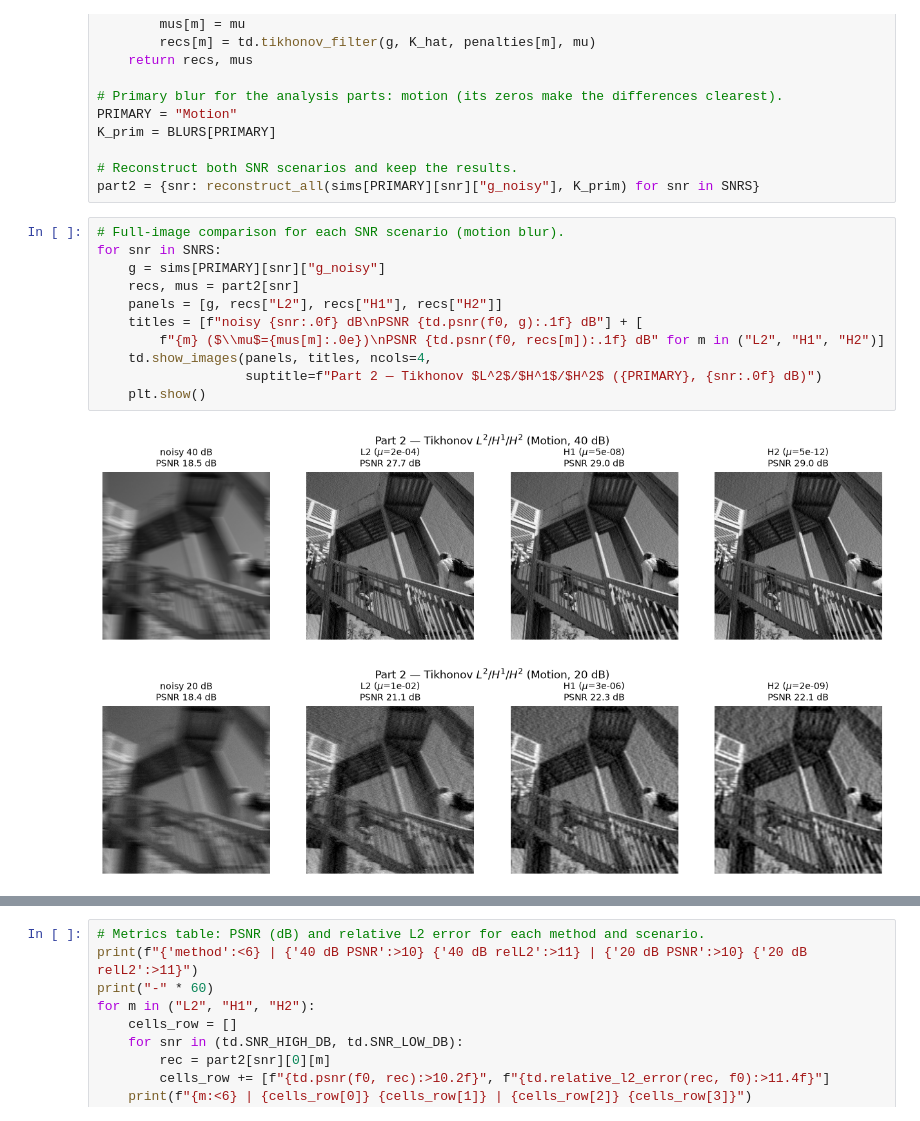
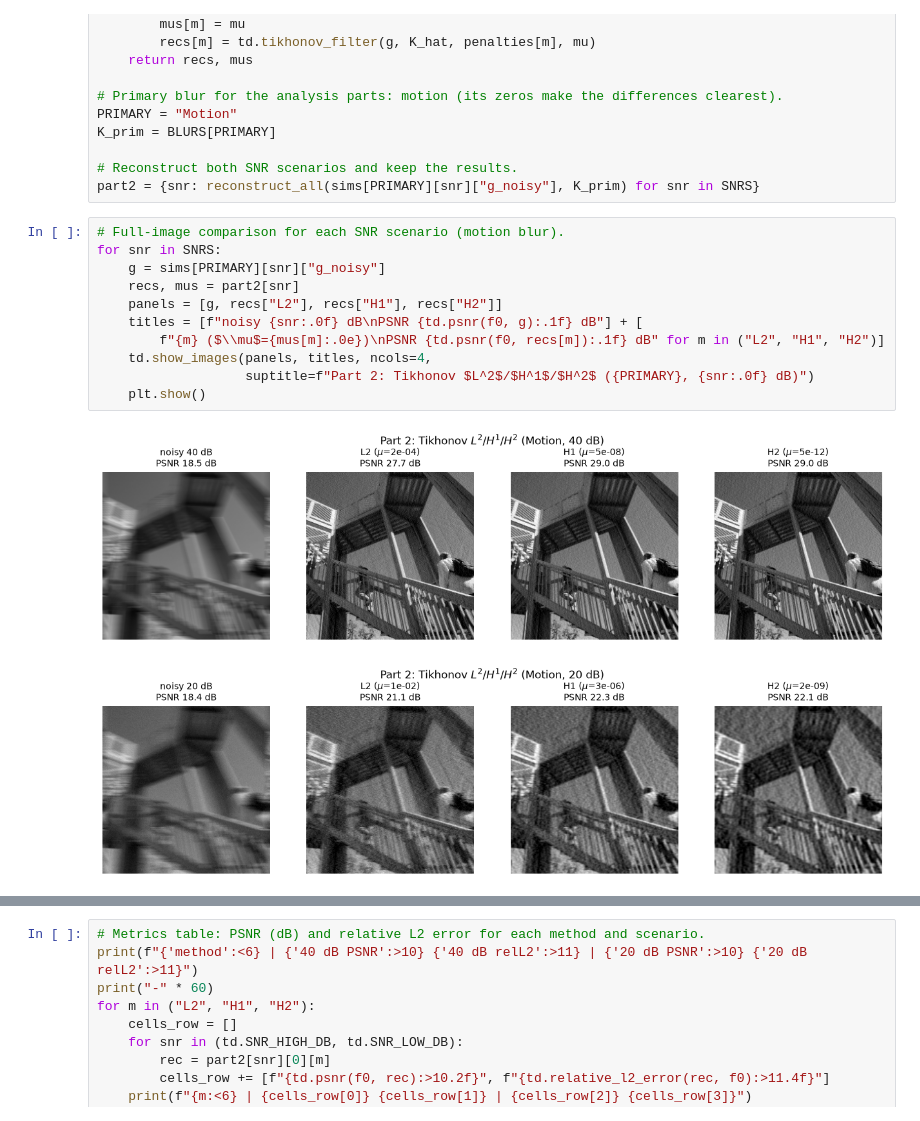
Before and after one commit to LulaKebaber/Math_for_Imaging, a Jupyter notebook: deblurring_project.ipynb, the cells around one changed output, grey strips where cells are left out. Saved outputs shown, nothing was run; the diff lists cells and outputs as text.

```diff
--- a/deblurring_project.ipynb
+++ b/deblurring_project.ipynb
@@ -159,17 +156,17 @@ part2 = {snr: reconstruct_all(sims[PRIMARY][snr]["g_noisy"], K_prim) for snr in
 # %%
 # Full-image comparison for each SNR scenario (motion blur).
 for snr in SNRS:
     g = sims[PRIMARY][snr]["g_noisy"]
     recs, mus = part2[snr]
     panels = [g, recs["L2"], recs["H1"], recs["H2"]]
     titles = [f"noisy {snr:.0f} dB\nPSNR {td.psnr(f0, g):.1f} dB"] + [
         f"{m} ($\\mu$={mus[m]:.0e})\nPSNR {td.psnr(f0, recs[m]):.1f} dB" for m in ("L2", "H1", "H2")]
     td.show_images(panels, titles, ncols=4,
-                   suptitle=f"Part 2 — Tikhonov $L^2$/$H^1$/$H^2$ ({PRIMARY}, {snr:.0f} dB)")
+                   suptitle=f"Part 2: Tikhonov $L^2$/$H^1$/$H^2$ ({PRIMARY}, {snr:.0f} dB)")
     plt.show()
 # %% [output]
-[figure, old version]
+[figure, new version]
-[figure, old version]
+[figure, new version]
 # %%
 # Edge zoom-in: how L2/H1/H2 preserve a sharp edge, at both noise levels.
 box = (118, 208, 28, 128)   # railing region with strong vertical edges; (r0, r1, c0, c1)
```
Also changed, not shown: parts of 14 cells of this notebook, 11 other files.
